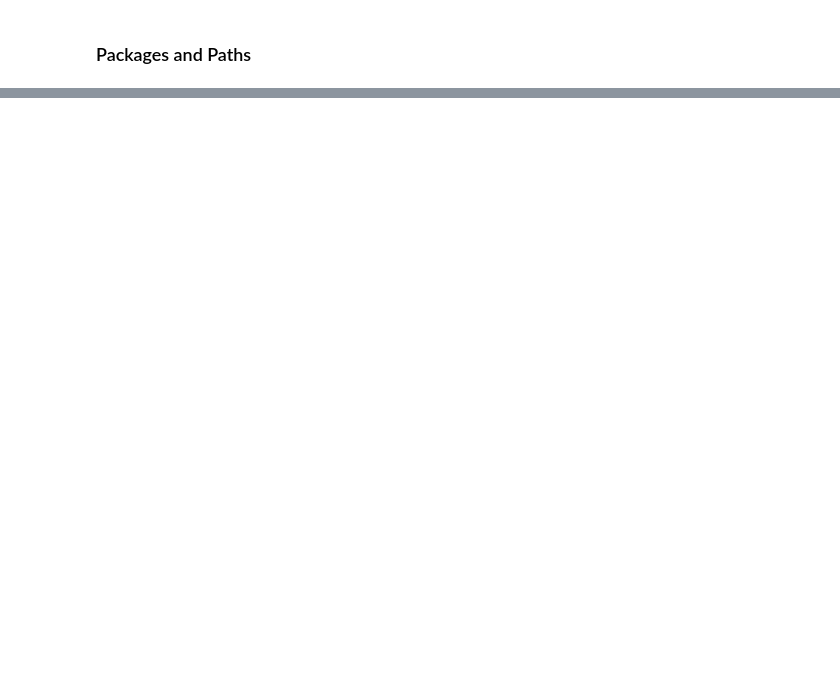
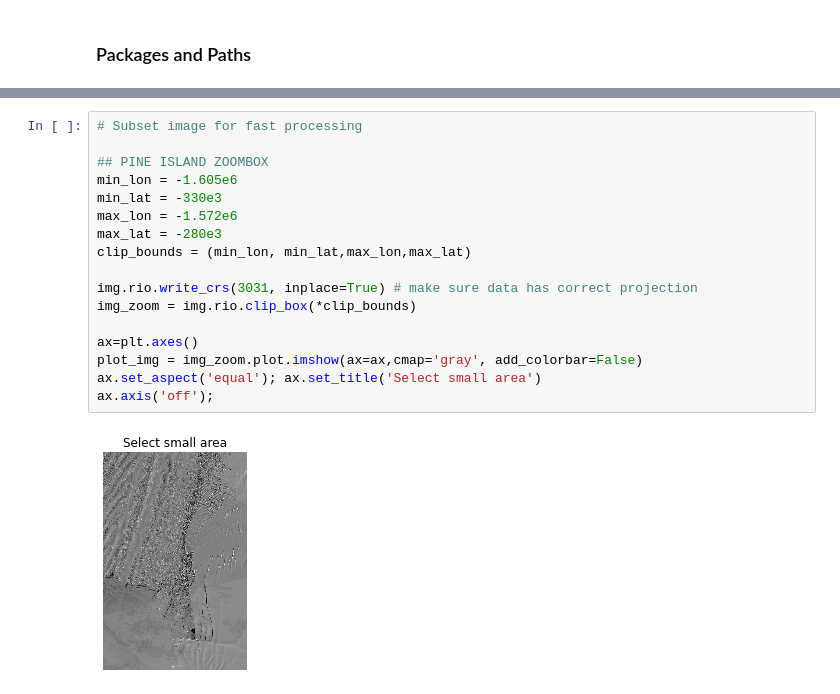
Before and after one commit to mizeboud/NormalisedRadonTransform, a Jupyter notebook: python/notebooks/example_NeRD.ipynb, the cells around one changed output, grey strips where cells are left out. Cells and saved outputs as stored; diff of their text form; blank space fills up the shorter version.

```diff
--- a/python/notebooks/example_NeRD.ipynb
+++ b/python/notebooks/example_NeRD.ipynb
@@ -1156,0 +138,19 @@ Attributes:
+# %%
+# Subset image for fast processing
+
+## PINE ISLAND ZOOMBOX
+min_lon = -1.605e6
+min_lat = -330e3
+max_lon = -1.572e6
+max_lat = -280e3
+clip_bounds = (min_lon, min_lat,max_lon,max_lat)
+
+img.rio.write_crs(3031, inplace=True) # make sure data has correct projection
+img_zoom = img.rio.clip_box(*clip_bounds)
+
+ax=plt.axes()
+plot_img = img_zoom.plot.imshow(ax=ax,cmap='gray', add_colorbar=False)
+ax.set_aspect('equal'); ax.set_title('Select small area')
+ax.axis('off');
+# %% [output]
+[figure, added]
```
Also changed, not shown: parts of 65 cells of this notebook.
